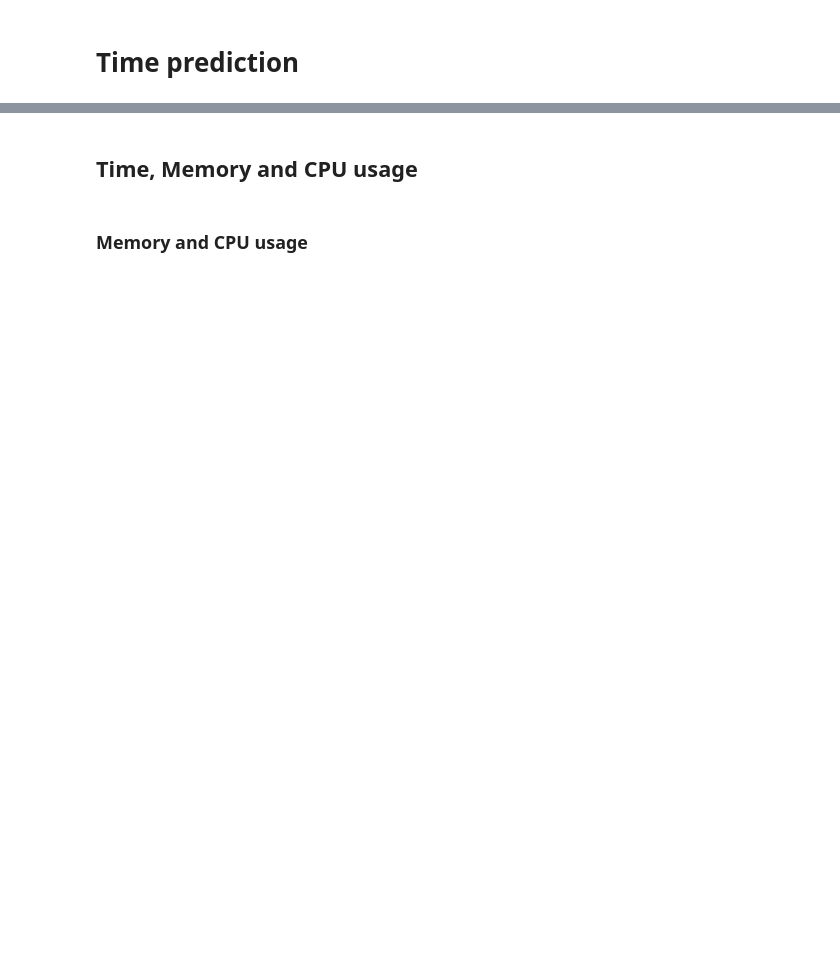
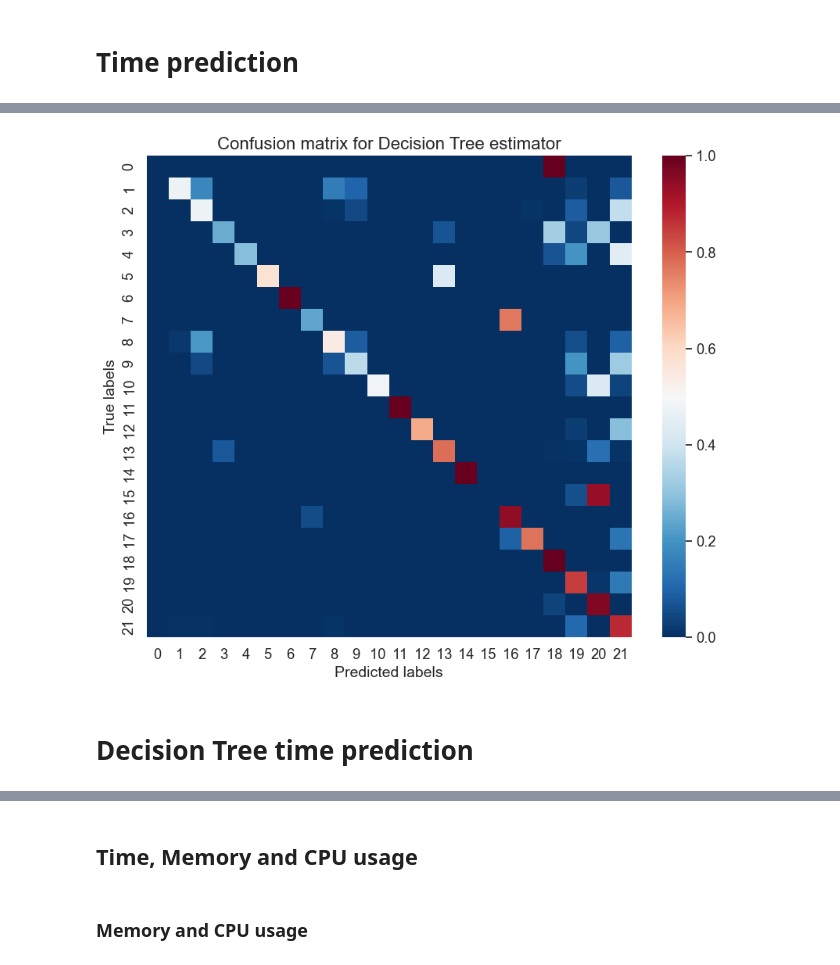
Before and after one commit to KonstantinGeorgiev0/Process-Mining, a Jupyter notebook: 4_Sprint2_models.ipynb, the cells around one changed output, grey strips where cells are left out. Drawn from its saved outputs; the diff is of its cells as text; code cells hidden in the pictures; blank space fills up the shorter version.

```diff
--- a/4_Sprint2_models.ipynb
+++ b/4_Sprint2_models.ipynb
@@ -151,0 +210,15 @@ array([0.00384918, 0.00481503, 0.0045932 , 0.00854127, 0.97820133])
+# %%
+cm_dt = confusion_matrix(y_test['next_event'], y_pred_dt_event, normalize='true')
+
+# plot confusion matrix as a heatmap
+sns.set(font_scale=1.2)
+fig, ax = plt.subplots(figsize=(10, 8), facecolor='w')
+sns.heatmap(cm_dt, fmt='.2f', cmap='RdBu_r', ax=ax, annot_kws={"size": 14}, annot=False)
+ax.set_xlabel('Predicted labels', fontsize=14)
+ax.set_ylabel('True labels', fontsize=14)
+ax.set_title('Confusion matrix for Decision Tree estimator', fontsize=16)
+plt.show()
+# %% [output]
+[figure, added]
+# %% [markdown]
+# Decision Tree time prediction
```
Also changed, not shown: parts of 12 cells of this notebook.
